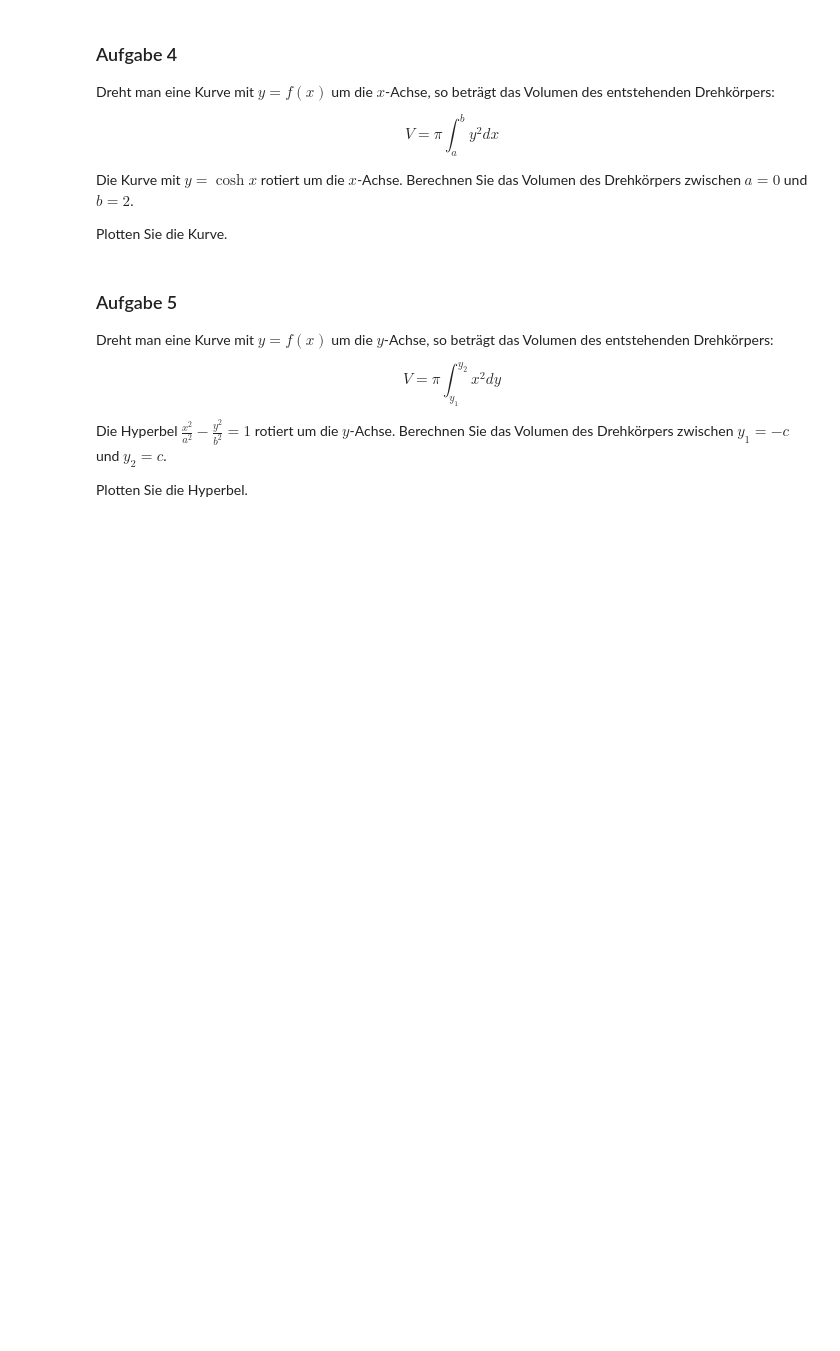
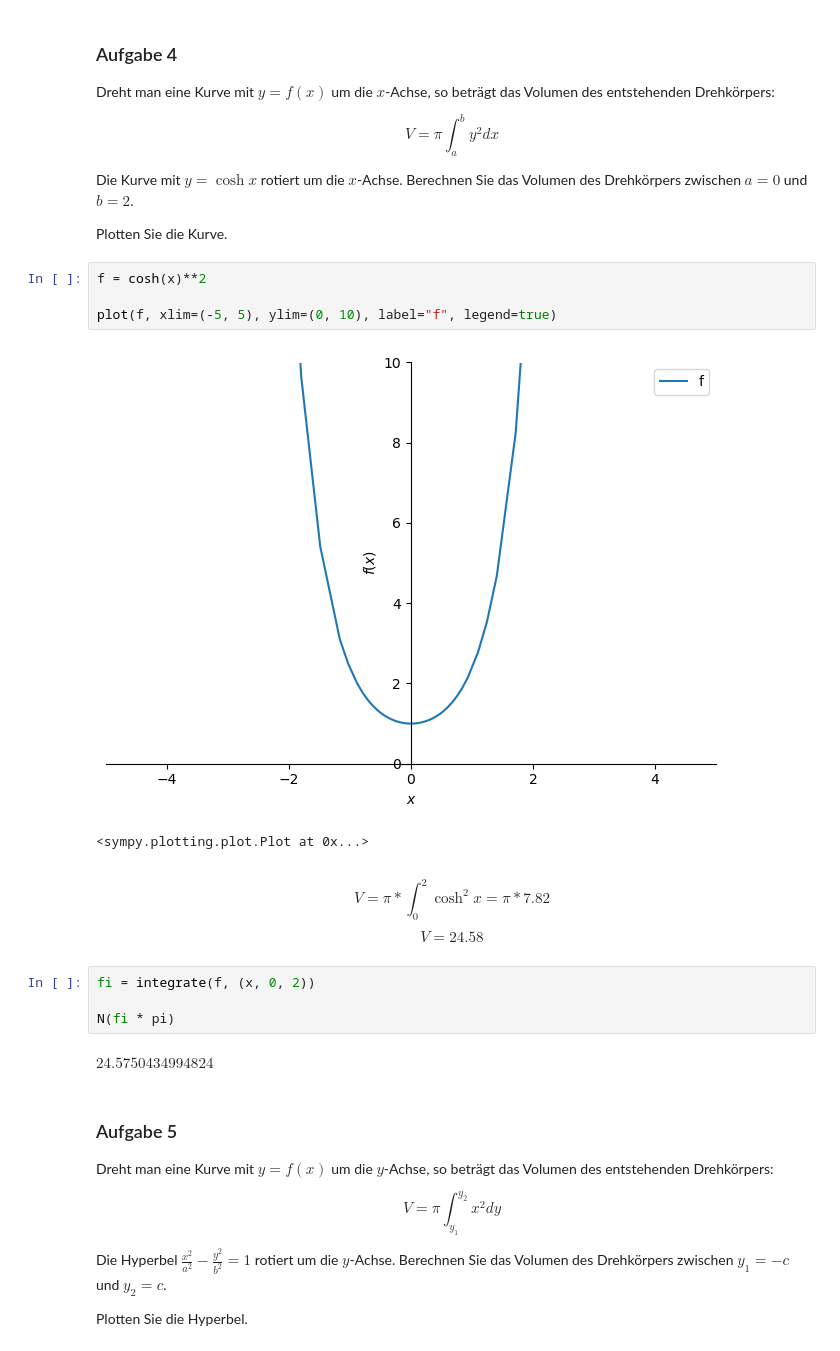
Before and after one commit to maixnor/uniwien, a Jupyter notebook: notebooks/Aufgabenblatt_7.ipynb, the cells around one changed output. Drawn from its saved outputs; the diff is of its cells as text; blank space fills up the shorter version.

```diff
--- a/notebooks/Aufgabenblatt_7.ipynb
+++ b/notebooks/Aufgabenblatt_7.ipynb
@@ -63,6 +142,22 @@ Die Kurve mit $y=\cosh{x}$ rotiert um die $x$-Achse. Berechnen Sie
 das Volumen des Drehkörpers zwischen $a=0$ und $b=2$.
 
 Plotten Sie die Kurve.
+# %%
+f = cosh(x)**2
+
+plot(f, xlim=(-5, 5), ylim=(0, 10), label="f", legend=true)
+# %% [output]
+[figure, added]
+<sympy.plotting.plot.Plot at 0x...>
+# %% [markdown]
+$$V = \pi * \int_0^2 \cosh^2{x} = \pi * 7.82$$
+$$V = 24.58$$
+# %%
+fi = integrate(f, (x, 0, 2))
+
+N(fi * pi)
+# %% [output]
+$\displaystyle 24.5750434994824$
 # %% [markdown]
 ### Aufgabe 5
 
```
Also changed, not shown: parts of 11 cells of this notebook, 1 other file.
